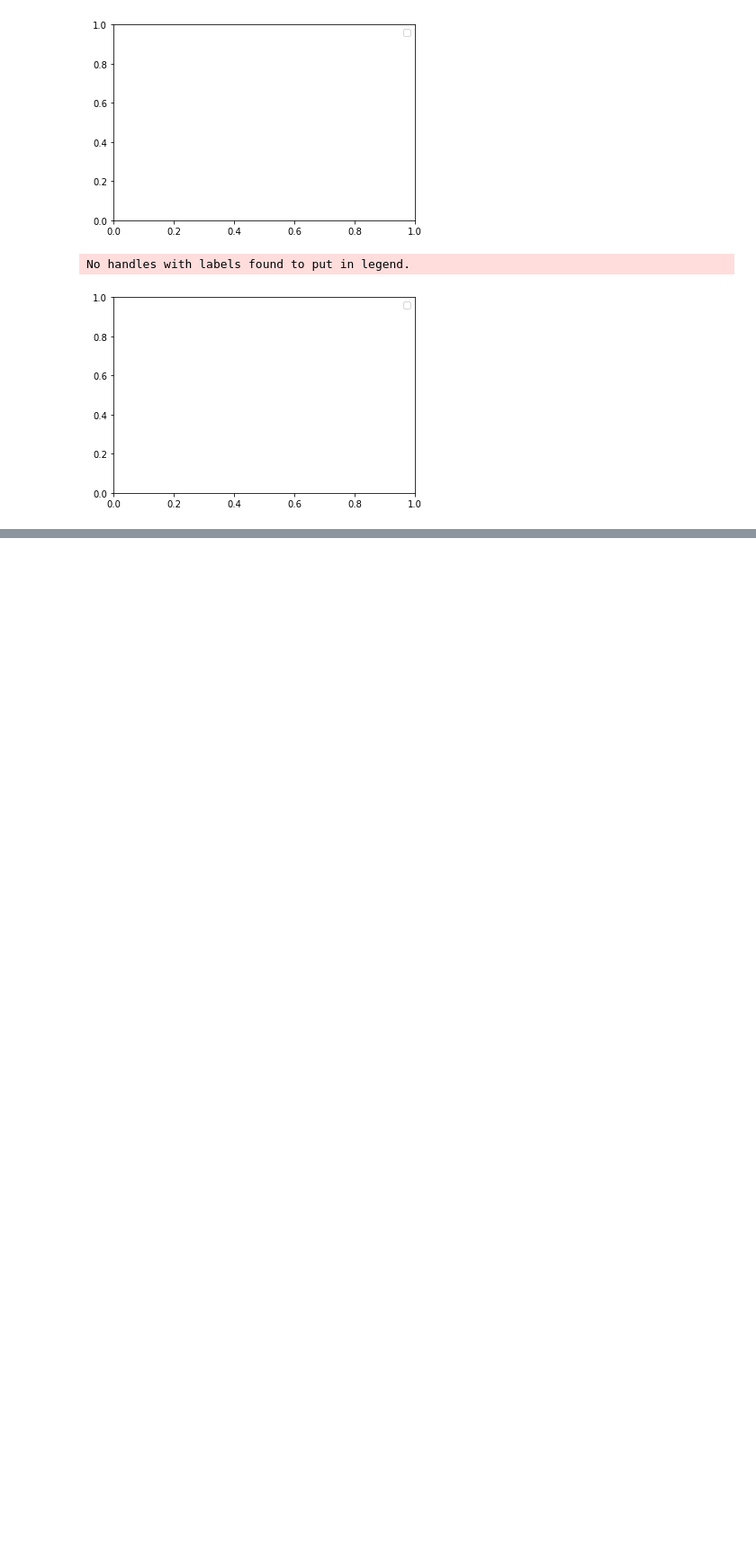
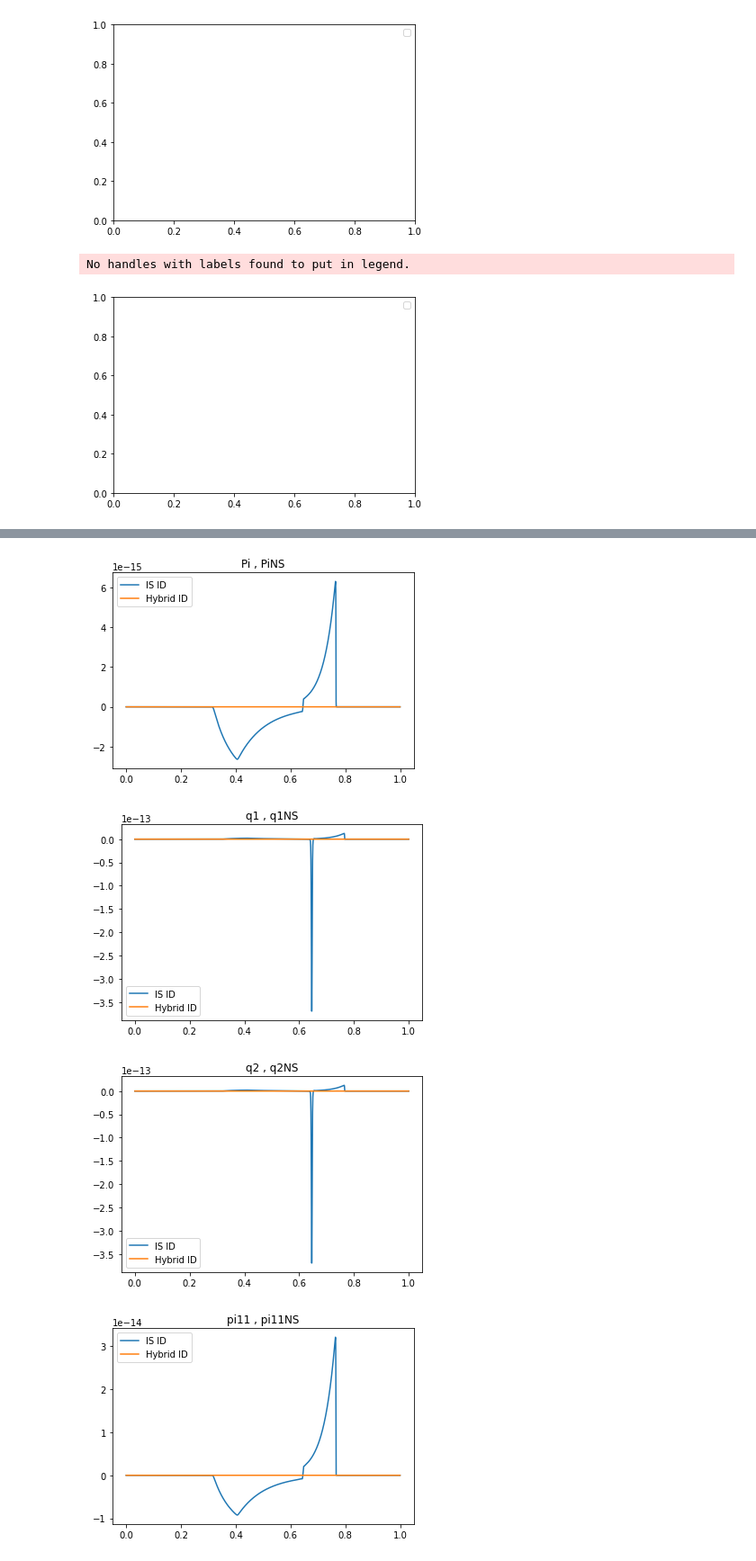
Before and after one commit to MarcusHatton/Plotting, a Jupyter notebook: IS_BDNK_Compare_StillShockID.ipynb, the cells around one changed output, grey strips where cells are left out. Shown at 90% size. Cells and saved outputs as stored; diff of their text form; code cells hidden in the pictures; blank space fills up the shorter version.

```diff
--- a/IS_BDNK_Compare_StillShockID.ipynb
+++ b/IS_BDNK_Compare_StillShockID.ipynb
@@ -131,0 +132,16 @@ for quant in['n','rho','p','v1','v2']:
+# %%
+for quant in ['Pi','q1', 'q2', 'pi11', 'pi12']:
+    plt.figure()
+    for fs, name in zip(fss, names):
+        plt.plot(fs[-1]['Domain/x'][:], fs[-1]['Primitive/'+quant][:],label=name)#=rf"$t=${f.attrs['t'][0]:.2e}")
+#         plt.semilogy(fss[0][-1]['Domain/x'], np.abs(fss[0][-1]['Primitive/'+quant][:])+1.0e-16,label=names[0])
+    #     plt.plot(fss[1][-1]['Domain/x'], fss[1][-1]['Auxiliary/'+quant+'NS'][:],label=names[1])
+    #     plt.plot(fss[2][-1]['Domain/x'], fss[2][-1]['Auxiliary/'+quant][:],label=names[2])
+    plt.title(quant+' , '+quant+'NS')
+    plt.legend()
+    plt.savefig("ComparePlots/Prims_"+quant+".pdf")
+# %% [output]
+[figure, added]
+[figure, added]
+[figure, added]
+[figure, added]
```
Also changed, not shown: parts of 8 cells of this notebook.
